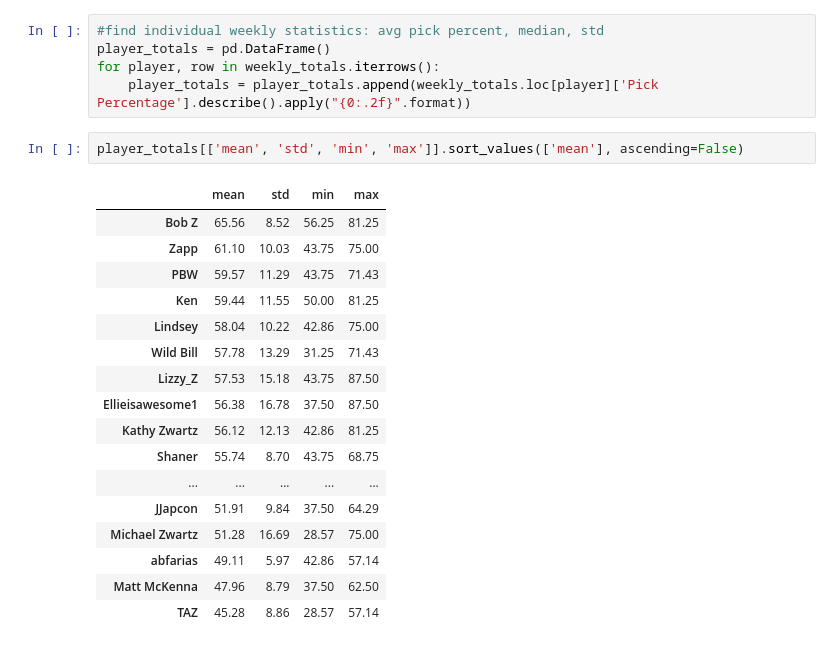
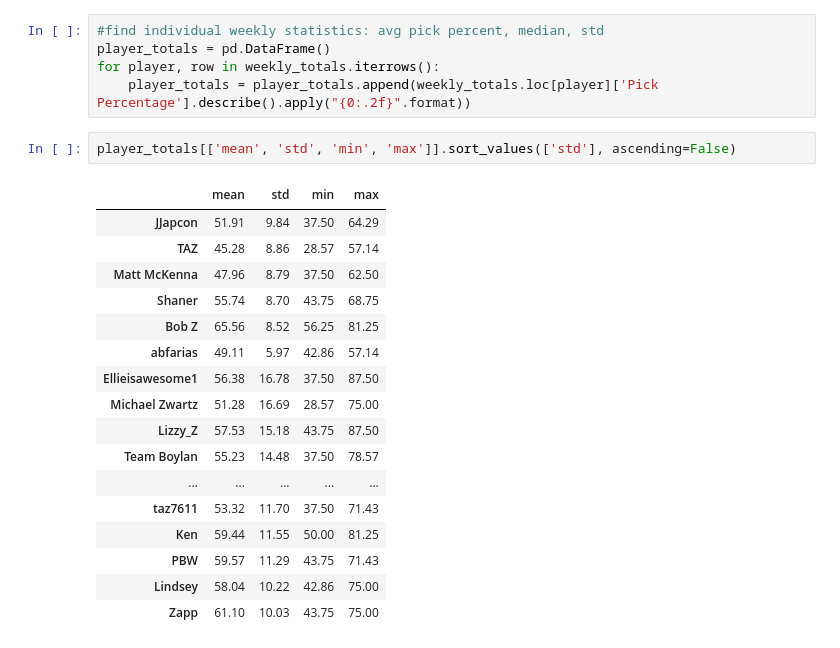
Before and after one commit to michaelzwartz/Confidence-pool, a Jupyter notebook: pool_notebook.ipynb, the cells around one changed output. Drawn from its saved outputs; the diff is of its cells as text.

```diff
--- a/pool_notebook.ipynb
+++ b/pool_notebook.ipynb
@@ -203,22 +190,22 @@ player_totals = pd.DataFrame()
 for player, row in weekly_totals.iterrows():
     player_totals = player_totals.append(weekly_totals.loc[player]['Pick Percentage'].describe().apply("{0:.2f}".format))
 # %%
-player_totals[['mean', 'std', 'min', 'max']].sort_values(['mean'], ascending=False)
+player_totals[['mean', 'std', 'min', 'max']].sort_values(['std'], ascending=False)
 # %% [output]
 |  | mean | std | min | max |
+| JJapcon | 51.91 | 9.84 | 37.50 | 64.29 |
+| TAZ | 45.28 | 8.86 | 28.57 | 57.14 |
+| Matt McKenna | 47.96 | 8.79 | 37.50 | 62.50 |
+| Shaner | 55.74 | 8.70 | 43.75 | 68.75 |
 | Bob Z | 65.56 | 8.52 | 56.25 | 81.25 |
+| abfarias | 49.11 | 5.97 | 42.86 | 57.14 |
+| Ellieisawesome1 | 56.38 | 16.78 | 37.50 | 87.50 |
+| Michael Zwartz | 51.28 | 16.69 | 28.57 | 75.00 |
+| Lizzy_Z | 57.53 | 15.18 | 43.75 | 87.50 |
+| Team Boylan | 55.23 | 14.48 | 37.50 | 78.57 |
+| ... | ... | ... | ... | ... |
+| taz7611 | 53.32 | 11.70 | 37.50 | 71.43 |
+| Ken | 59.44 | 11.55 | 50.00 | 81.25 |
+| PBW | 59.57 | 11.29 | 43.75 | 71.43 |
+| Lindsey | 58.04 | 10.22 | 42.86 | 75.00 |
 | Zapp | 61.10 | 10.03 | 43.75 | 75.00 |
-| PBW | 59.57 | 11.29 | 43.75 | 71.43 |
-| Ken | 59.44 | 11.55 | 50.00 | 81.25 |
-| Lindsey | 58.04 | 10.22 | 42.86 | 75.00 |
-| Wild Bill | 57.78 | 13.29 | 31.25 | 71.43 |
-| Lizzy_Z | 57.53 | 15.18 | 43.75 | 87.50 |
-| Ellieisawesome1 | 56.38 | 16.78 | 37.50 | 87.50 |
-| Kathy Zwartz | 56.12 | 12.13 | 42.86 | 81.25 |
-| Shaner | 55.74 | 8.70 | 43.75 | 68.75 |
-| ... | ... | ... | ... | ... |
-| JJapcon | 51.91 | 9.84 | 37.50 | 64.29 |
-| Michael Zwartz | 51.28 | 16.69 | 28.57 | 75.00 |
-| abfarias | 49.11 | 5.97 | 42.86 | 57.14 |
-| Matt McKenna | 47.96 | 8.79 | 37.50 | 62.50 |
-| TAZ | 45.28 | 8.86 | 28.57 | 57.14 |
```
Also changed, not shown: parts of 5 cells of this notebook, 1 other file.
